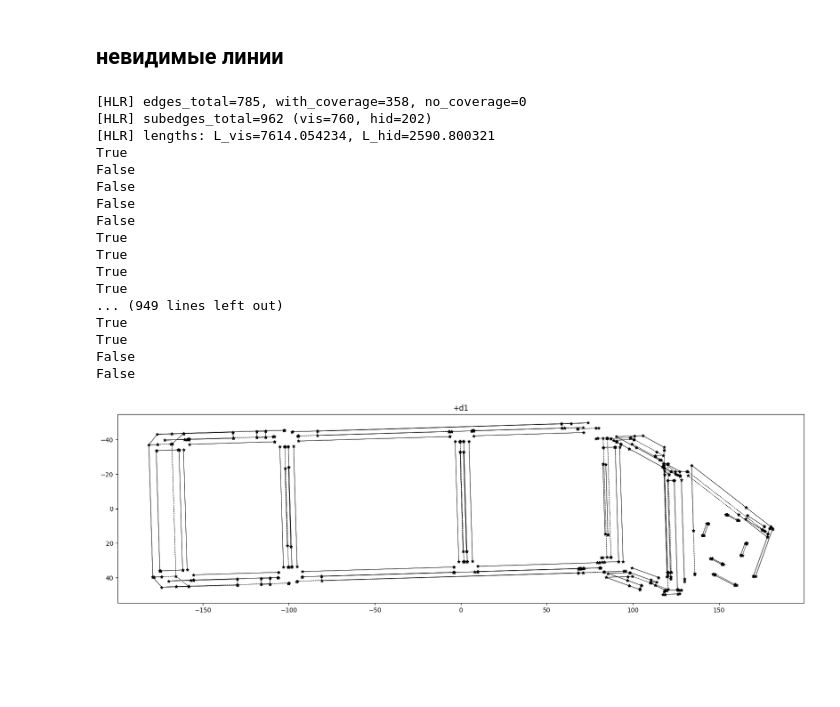
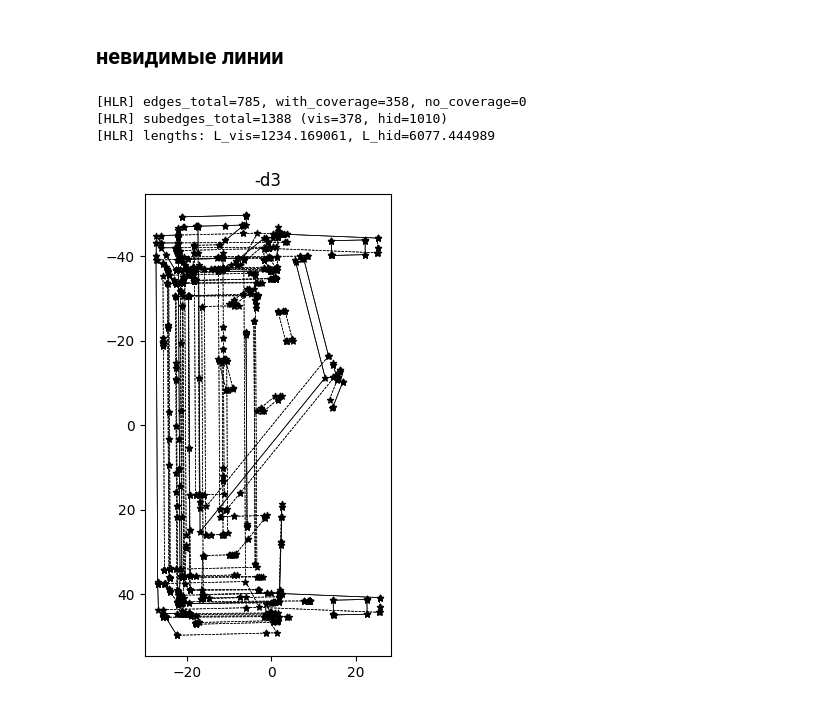
Before and after one commit to borisyich/make_drafting, a Jupyter notebook: notebooks/03_analytic_views.ipynb, the cells around one changed output. Cells and saved outputs as stored; diff of their text form; code cells hidden in the pictures; blank space fills up the shorter version.

Commit message:
upd hlr views, build notebooks hlr and modules in views dir

```diff
--- a/notebooks/03_analytic_views.ipynb
+++ b/notebooks/03_analytic_views.ipynb
@@ -534,42 +486,28 @@ False
 # %%
 from afr3d.drafting.drafting_vertices import build_topology_view_with_hlr_segments
 from afr3d.drafting.plotting import plot_analytic_view_with_vertices
 from afr3d.drafting.views import build_linear_view
 
-vdef = view_defs[0]              # например "+d1"
+vdef = view_defs[5]              # например "+d1"
 segments = build_linear_view(shape, vdef.ax2)    # List[ProjectedSegment2D] для этого вида
 
 view_topo = build_topology_view_with_hlr_segments(
     shape=shape,
     view_name=vdef.name,
     ax2=vdef.ax2,
     hlr_segments=segments,
 )
 
 fig, ax = plt.subplots(figsize=(20, 6))
 plot_analytic_view_with_vertices(
     ax,
     view_topo,
     title=view_topo.name,
     show_hidden=True,         # ← рисуем скрытые пунктиром
 )
 plt.show()
 # %% [output]
 [HLR] edges_total=785, with_coverage=358, no_coverage=0
-[HLR] subedges_total=962 (vis=760, hid=202)
-[HLR] lengths: L_vis=7614.054234, L_hid=2590.800321
-True
-False
-False
-False
-False
-True
-True
-True
-True
-... (949 lines left out)
-True
-True
-False
-False
+[HLR] subedges_total=1388 (vis=378, hid=1010)
+[HLR] lengths: L_vis=1234.169061, L_hid=6077.444989
-[figure, old version]
+[figure, new version]
```
Also changed, not shown: parts of 5 cells of this notebook, 16 other files.
